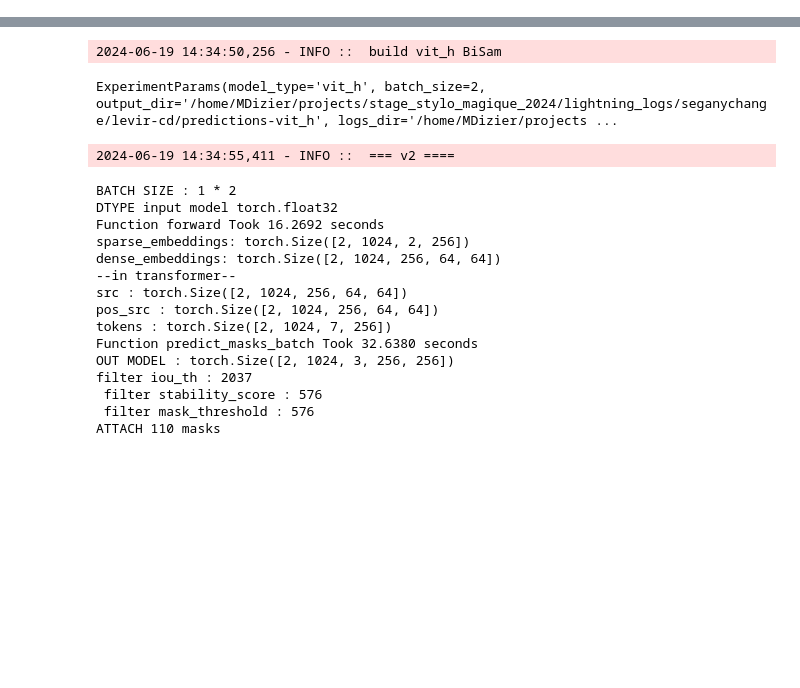
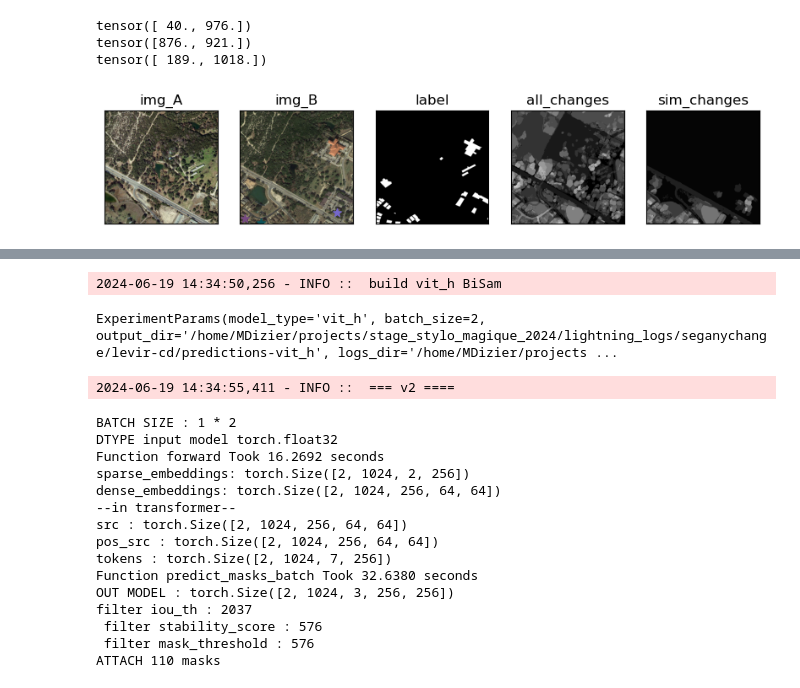
Before and after one commit to brustt/stylo_magique_intership_ign, a Jupyter notebook: notebooks/segment_any_change/query_prompt.ipynb, the cells around one changed output, grey strips where cells are left out. Cells and saved outputs as stored; diff of their text form; code cells hidden in the pictures; blank space fills up the shorter version.

```diff
--- a/notebooks/segment_any_change/query_prompt.ipynb
+++ b/notebooks/segment_any_change/query_prompt.ipynb
@@ -36,0 +178,7 @@ Seed set to 12
+# %%
+show_prediction_sample(outputs[0], idx=1)
+# %% [output]
+tensor([ 40., 976.])
+tensor([876., 921.])
+tensor([ 189., 1018.])
+[figure, added]
```
Also changed, not shown: parts of 114 cells of this notebook, 16 other files.
